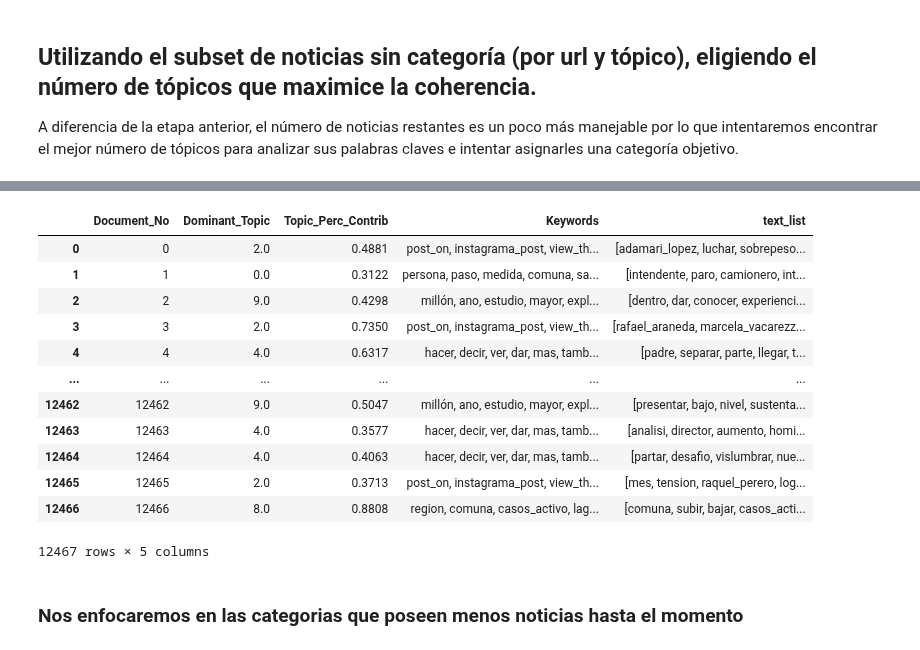
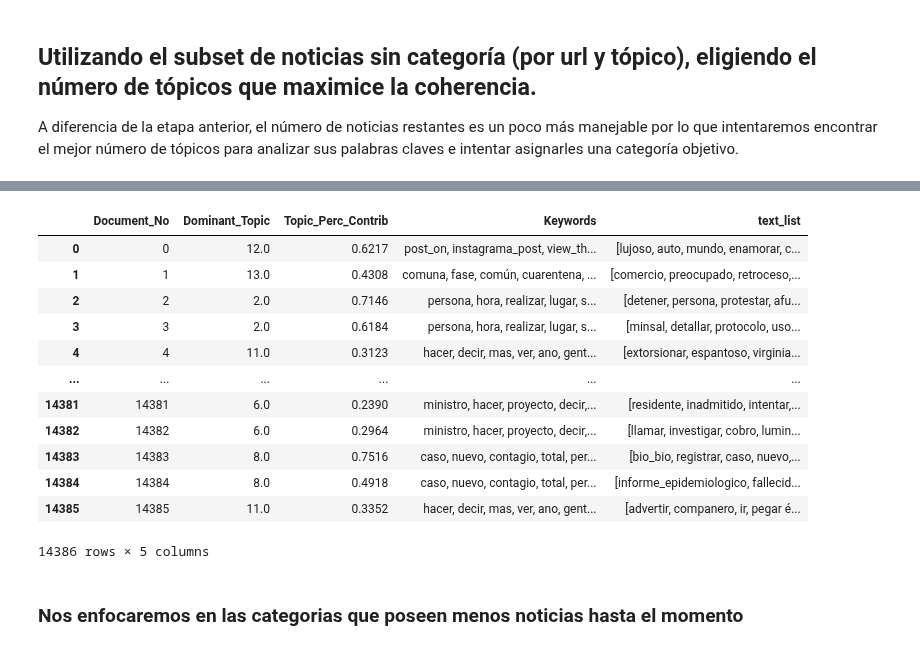
Before and after one commit to matiasbarram/INFO279-TAL-Proyecto, a Jupyter notebook: paso_2_re_extraccion_lda.ipynb, the cells around one changed output, grey strips where cells are left out. Cells and saved outputs as stored; diff of their text form; code cells hidden in the pictures.

```diff
--- a/paso_2_re_extraccion_lda.ipynb
+++ b/paso_2_re_extraccion_lda.ipynb
@@ -151,7 +151,7 @@ class Coherencio:
 
 A diferencia de la etapa anterior, el número de noticias restantes es un poco más manejable por lo que intentaremos encontrar el mejor número de tópicos para analizar sus palabras claves e intentar asignarles una categoría objetivo.
 # %%
-filename = './df_sin_topic.csv'
+filename = './intermediate_data/df_sin_topic.csv'
 base_df = pd.read_csv(filename)[['id', 'url', 'title', 'content', 'text_list']]
 base_df.head()
 # %% [output]
@@ -164,6 +164,5 @@ base_df.head()
 # %%
-# cohelho = Coherencio(base_df, 14)
-cohelho = Coherencio(base_df, 10, limit=18, step=1)
-cohelho.compute_coherence_values()
-cohelho.plot_coherences()
+coherences = Coherencio(base_df, 10, limit=16, step=1)
+coherences.compute_coherence_values()
+coherences.plot_coherences()
 # %% [output]
@@ -197,20 +196,20 @@ cohelho.count_per_topic()
 Name: Dominant_Topic, dtype: int64
 # %%
-cohelho.df_dominant_topic
+coherences.df_dominant_topic
 # %% [output]
 |  | Document_No | Dominant_Topic | Topic_Perc_Contrib | Keywords | text_list |
-| 0 | 0 | 2.0 | 0.4881 | post_on, instagrama_post, view_th... | [adamari_lopez, luchar, sobrepeso... |
-| 1 | 1 | 0.0 | 0.3122 | persona, paso, medida, comuna, sa... | [intendente, paro, camionero, int... |
-| 2 | 2 | 9.0 | 0.4298 | millón, ano, estudio, mayor, expl... | [dentro, dar, conocer, experienci... |
-| 3 | 3 | 2.0 | 0.7350 | post_on, instagrama_post, view_th... | [rafael_araneda, marcela_vacarezz... |
-| 4 | 4 | 4.0 | 0.6317 | hacer, decir, ver, dar, mas, tamb... | [padre, separar, parte, llegar, t... |
+| 0 | 0 | 12.0 | 0.6217 | post_on, instagrama_post, view_th... | [lujoso, auto, mundo, enamorar, c... |
+| 1 | 1 | 13.0 | 0.4308 | comuna, fase, común, cuarentena, ... | [comercio, preocupado, retroceso,... |
+| 2 | 2 | 2.0 | 0.7146 | persona, hora, realizar, lugar, s... | [detener, persona, protestar, afu... |
+| 3 | 3 | 2.0 | 0.6184 | persona, hora, realizar, lugar, s... | [minsal, detallar, protocolo, uso... |
+| 4 | 4 | 11.0 | 0.3123 | hacer, decir, mas, ver, ano, gent... | [extorsionar, espantoso, virginia... |
 | ... | ... | ... | ... | ... | ... |
-| 12462 | 12462 | 9.0 | 0.5047 | millón, ano, estudio, mayor, expl... | [presentar, bajo, nivel, sustenta... |
-| 12463 | 12463 | 4.0 | 0.3577 | hacer, decir, ver, dar, mas, tamb... | [analisi, director, aumento, homi... |
-| 12464 | 12464 | 4.0 | 0.4063 | hacer, decir, ver, dar, mas, tamb... | [partar, desafio, vislumbrar, nue... |
-| 12465 | 12465 | 2.0 | 0.3713 | post_on, instagrama_post, view_th... | [mes, tension, raquel_perero, log... |
-| 12466 | 12466 | 8.0 | 0.8808 | region, comuna, casos_activo, lag... | [comuna, subir, bajar, casos_acti... |
+| 14381 | 14381 | 6.0 | 0.2390 | ministro, hacer, proyecto, decir,... | [residente, inadmitido, intentar,... |
+| 14382 | 14382 | 6.0 | 0.2964 | ministro, hacer, proyecto, decir,... | [llamar, investigar, cobro, lumin... |
+| 14383 | 14383 | 8.0 | 0.7516 | caso, nuevo, contagio, total, per... | [bio_bio, registrar, caso, nuevo,... |
+| 14384 | 14384 | 8.0 | 0.4918 | caso, nuevo, contagio, total, per... | [informe_epidemiologico, fallecid... |
+| 14385 | 14385 | 11.0 | 0.3352 | hacer, decir, mas, ver, ano, gent... | [advertir, companero, ir, pegar é... |
-12467 rows × 5 columns
+14386 rows × 5 columns
 # %% [markdown]
 ### Nos enfocaremos en las categorias que poseen menos noticias hasta el momento
 # %% [markdown]
```
Also changed, not shown: parts of 86 cells of this notebook, 8 other files.
